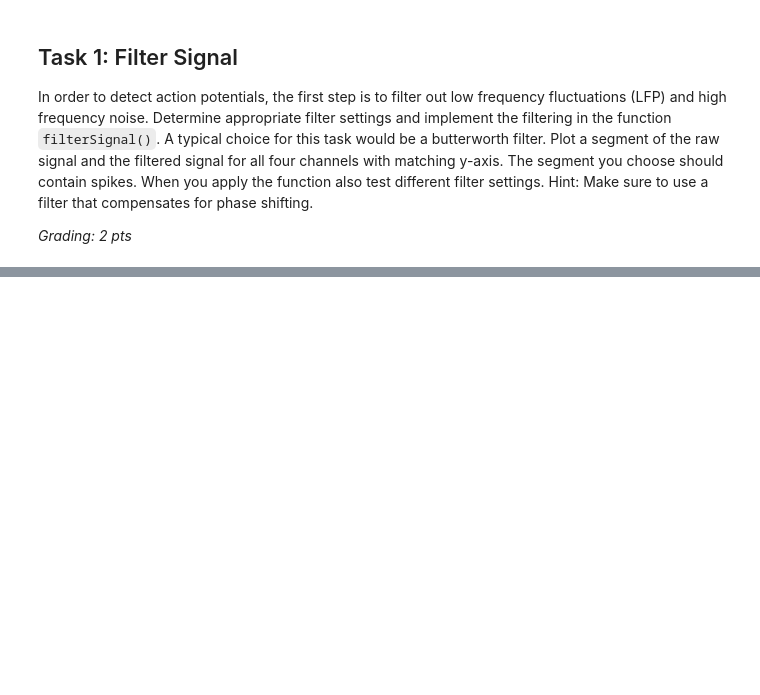
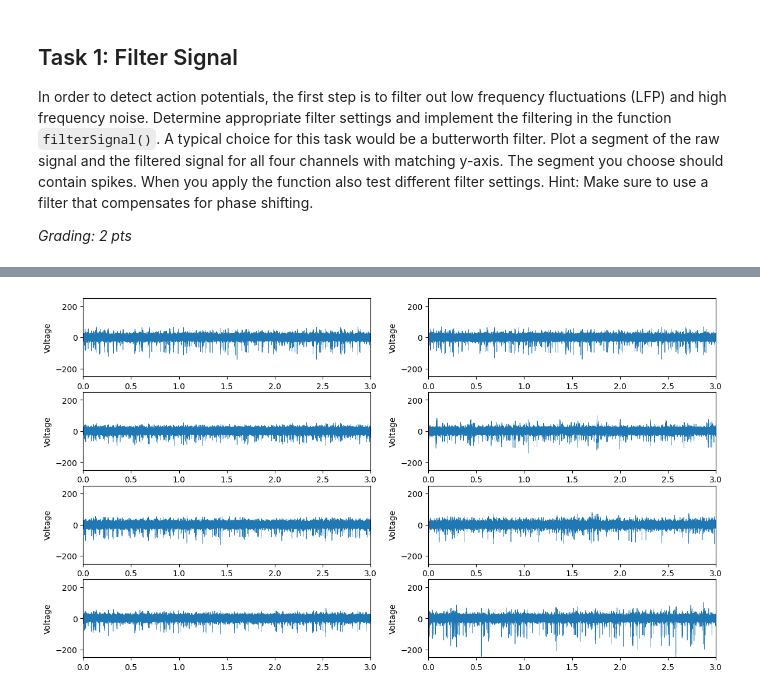
Before and after one commit to mariakesa/neural_data_science_youtube_course, a Jupyter notebook: notebooks/CodingLab1WithNeuropixels.ipynb, the cells around one changed output, grey strips where cells are left out. Cells and saved outputs as stored; diff of their text form; code cells hidden in the pictures; blank space fills up the shorter version.

```diff
--- a/notebooks/CodingLab1WithNeuropixels.ipynb
+++ b/notebooks/CodingLab1WithNeuropixels.ipynb
@@ -78,0 +79,21 @@ plt.plot(filtered[0,:2000])
+# %%
+plt.figure(figsize=(14, 8))
+
+T = 100000
+t = np.arange(0,T) * dt
+
+for i in range(0,4):
+    plt.subplot(4,2,2*i+1)
+    plt.plot(t,ds_arr[i][0:T],linewidth=.5)
+    plt.ylim((-250, 250))
+    plt.xlim((0,3))
+    plt.ylabel('Voltage')
+
+
+    plt.subplot(4,2,2*i+2)
+    plt.plot(t,ds_arr[4*i][0:T],linewidth=.5)
+    plt.ylim((-250, 250))
+    plt.xlim((0,3))
+    plt.ylabel('Voltage')
+# %% [output]
+[figure, added]
```
Also changed, not shown: parts of 2 cells of this notebook.
